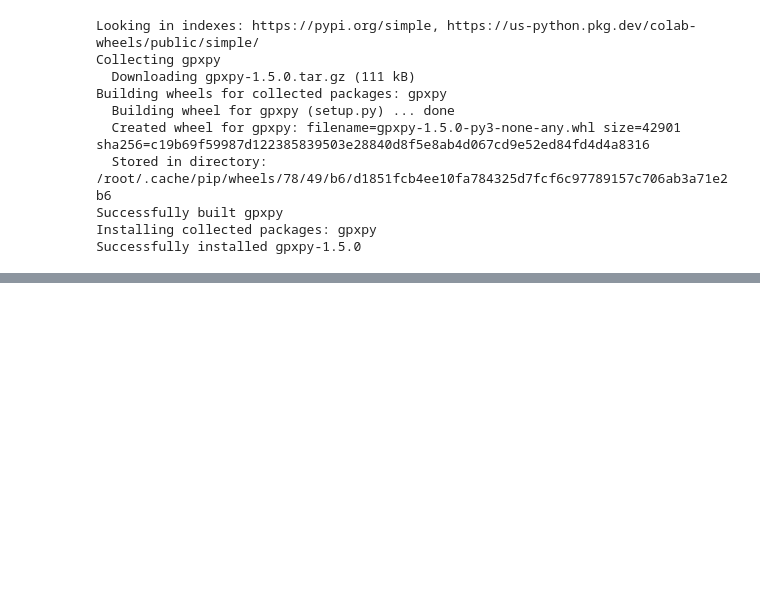
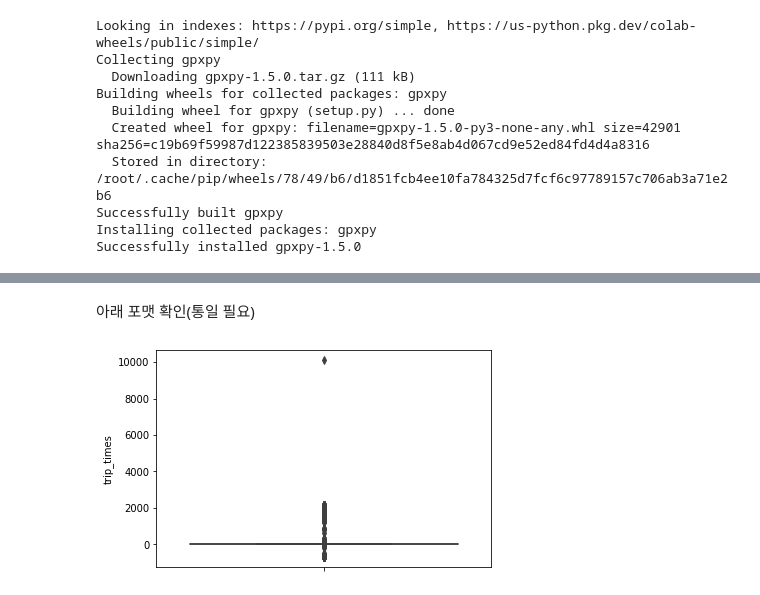
Before and after one commit to yj5698/tat_kyj, a Jupyter notebook: 2022.11.10.ipynb, the cells around one changed output, grey strips where cells are left out. Saved outputs shown, nothing was run; the diff lists cells and outputs as text; code cells hidden in the pictures; blank space fills up the shorter version.

Commit message:
Colaboratory를 통해 생성됨

```diff
--- a/2022.11.10.ipynb
+++ b/2022.11.10.ipynb
@@ -69,0 +75,4 @@ Successfully installed gpxpy-1.5.0
+# %%
+filename_zip = '/content/drive/MyDrive/Colab Notebooks/2016_Yellow_Taxi_Trip_Data.csv'
+# %%
+month_csv = pd.read_csv(filename_zip,nrows=1000000,error_bad_lines=False)
@@ -69,0 +108,2 @@ Successfully installed gpxpy-1.5.0
+# %%
+month = dd.from_pandas(month_csv, npartitions=1)
@@ -69,0 +134,3 @@ Successfully installed gpxpy-1.5.0
+# %% [markdown]
+아래
+포맷 확인(통일 필요)
@@ -69,0 +186,7 @@ Successfully installed gpxpy-1.5.0
+# %%
+# the skewed box plot shows us the presence of outliers
+%matplotlib inline
+sns.boxplot(y="trip_times", data =frame_with_durations)
+plt.show()
+# %% [output]
+[figure, added]
```
Also changed, not shown: parts of 15 cells of this notebook.
